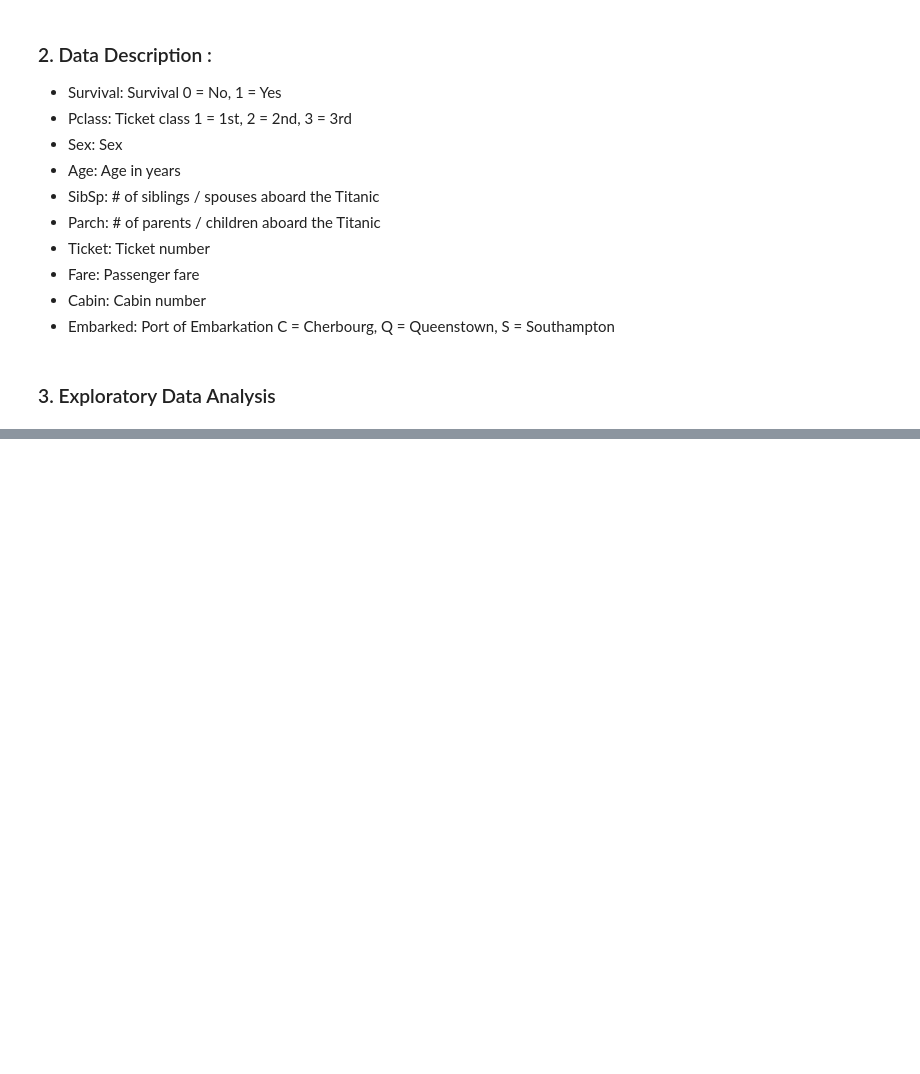
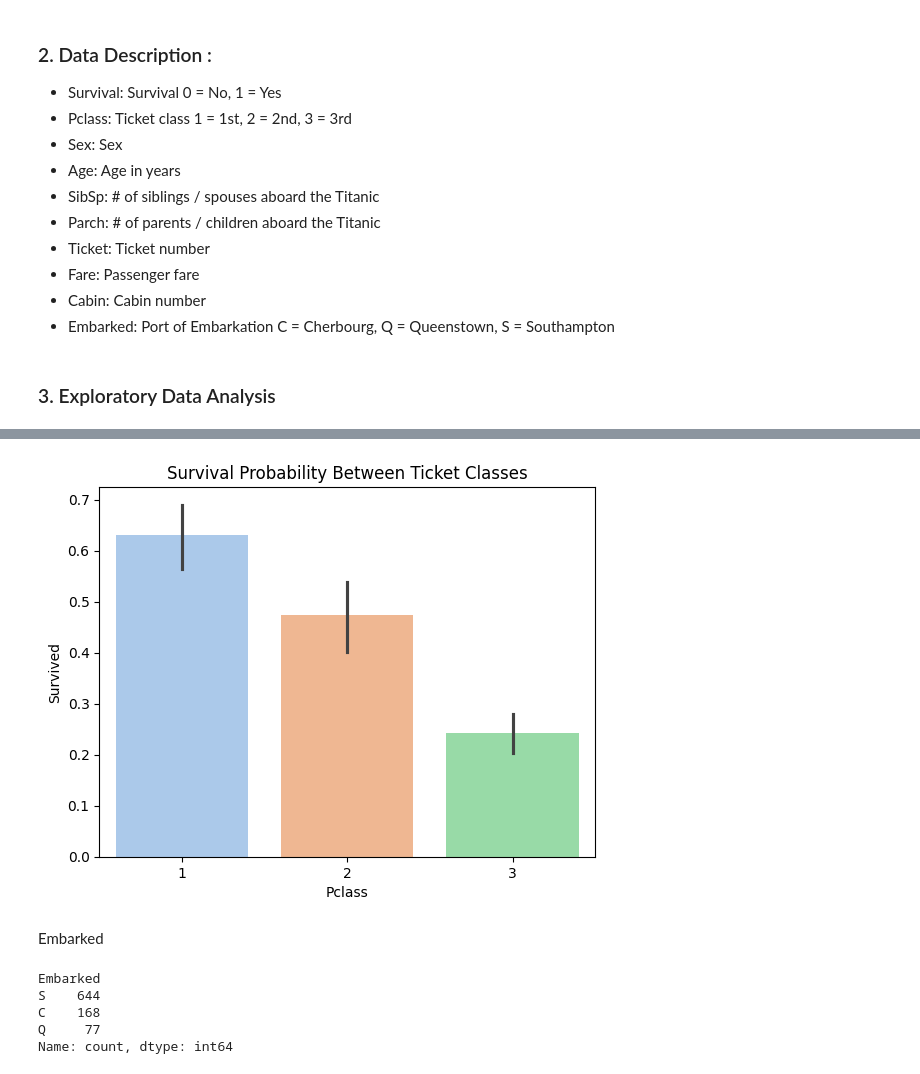
Before and after one commit to MarcusO17/kaggle-comps, a Jupyter notebook: main.ipynb, the cells around one changed output, grey strips where cells are left out. Cells and saved outputs as stored; diff of their text form; code cells hidden in the pictures; blank space fills up the shorter version.

```diff
--- a/main.ipynb
+++ b/main.ipynb
@@ -80,0 +171,16 @@ None
+# %%
+sns.barplot(data= df_train,x='Pclass',y='Survived',palette='pastel')
+plt.title('Survival Probability Between Ticket Classes')
+plt.show()
+# %% [output]
+[figure, added]
+# %% [markdown]
+Embarked
+# %%
+df_train['Embarked'].value_counts(dropna=True)
+# %% [output]
+Embarked
+S    644
+C    168
+Q     77
+Name: count, dtype: int64
```
Also changed, not shown: parts of 19 cells of this notebook.
